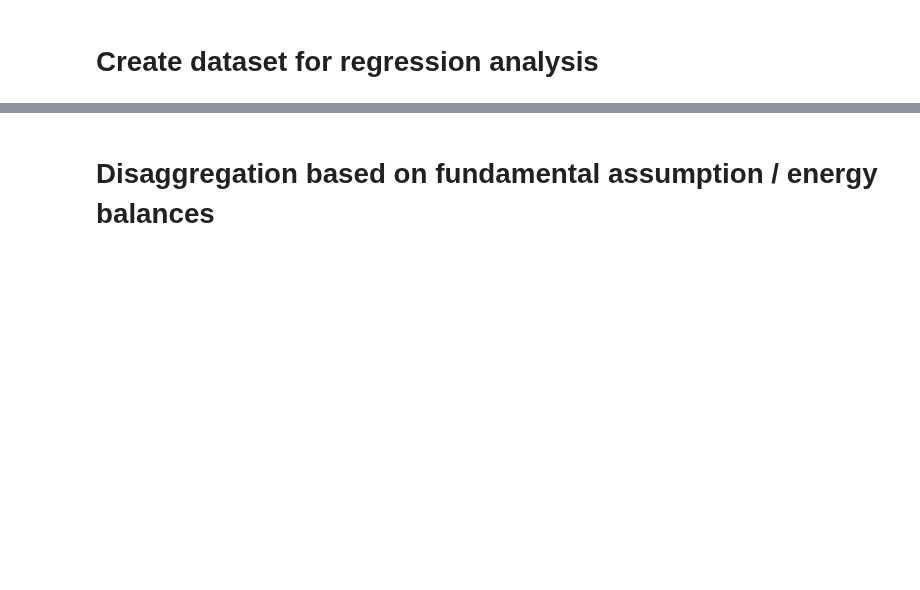
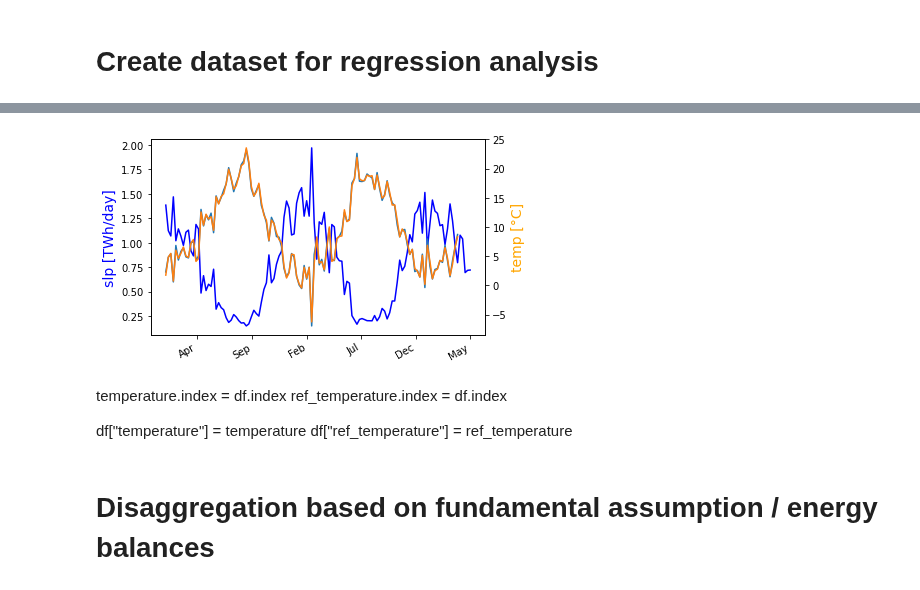
Before and after one commit to oruhnau/energy_demand, a Jupyter notebook: top_down/analysis.ipynb, the cells around one changed output, grey strips where cells are left out. Saved outputs shown, nothing was run; the diff lists cells and outputs as text; code cells hidden in the pictures; blank space fills up the shorter version.

```diff
--- a/top_down/analysis.ipynb
+++ b/top_down/analysis.ipynb
@@ -37,2 +55,38 @@ df
+# %%
+temperature = pd.read_csv(os.path.join(data_path, "aggregated_temperature.csv"), index_col=0)
+temperature.index = pd.DatetimeIndex(temperature.index)
+temperature = temperature.resample("D").mean()
+temperature = temperature.loc[df.index[0]:df.index[-1]]
+temperature[temperature.index.duplicated()==False]
+
+ref_temperature = pd.read_csv(os.path.join(data_path, "aggregated_reference_temperature.csv"), index_col=0)
+ref_temperature.index = pd.DatetimeIndex(ref_temperature.index)
+ref_temperature = ref_temperature.resample("D").mean()
+ref_temperature = ref_temperature.loc[df.index[0]:df.index[-1]]
+# %%
+fig,ax = plt.subplots()
+
+ax.plot(df["scaled_space_private"].resample("w").mean(), color="blue")
+ax.set_ylabel("slp [TWh/day]",  color="blue", fontsize=14)
+
+ax2=ax.twinx()
+ax2.plot(pd.concat([temperature, ref_temperature], axis=1).resample("w").mean())
+ax2.set_ylabel("temp [°C]", color="orange", fontsize=14)
+
+ax.xaxis.set_major_locator(mdates.MonthLocator(interval=5))
+# set formatter
+ax.xaxis.set_major_formatter(mdates.DateFormatter('%b'))
+# set font and rotation for date tick labels
+plt.gcf().autofmt_xdate()
+
+plt.show()
+# %% [output]
+[figure, added]
+# %% [markdown]
+temperature.index = df.index
+ref_temperature.index = df.index
+
+df["temperature"] = temperature
+df["ref_temperature"] = ref_temperature
 # %% [markdown]
 # Disaggregation based on fundamental assumption / energy balances
```
Also changed, not shown: parts of 40 cells of this notebook, 10 other files.
